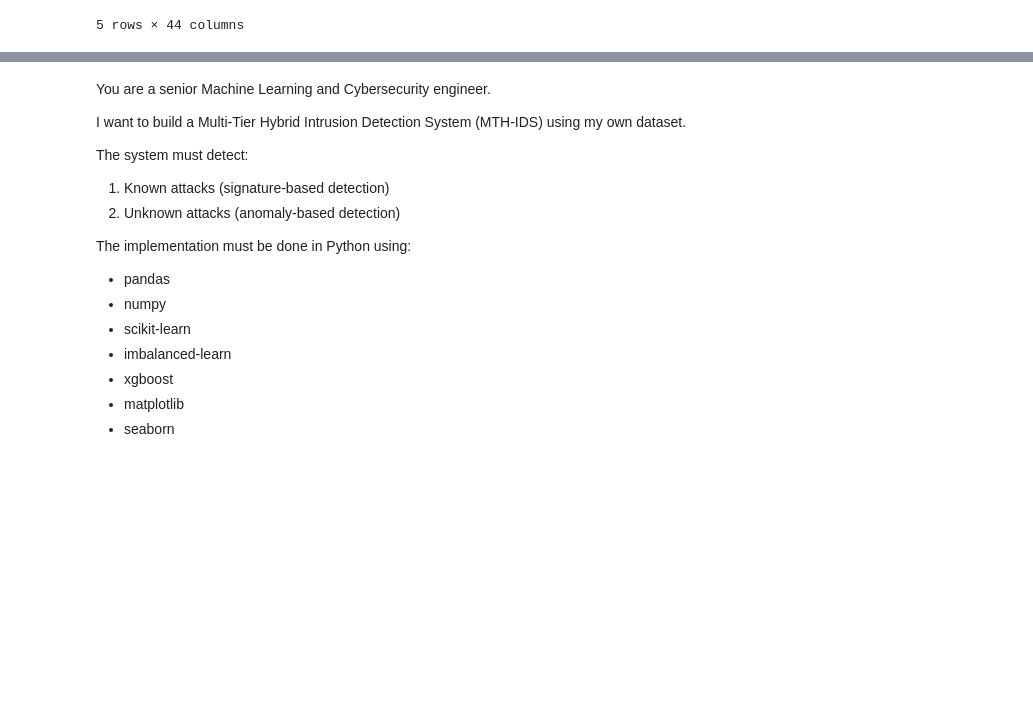
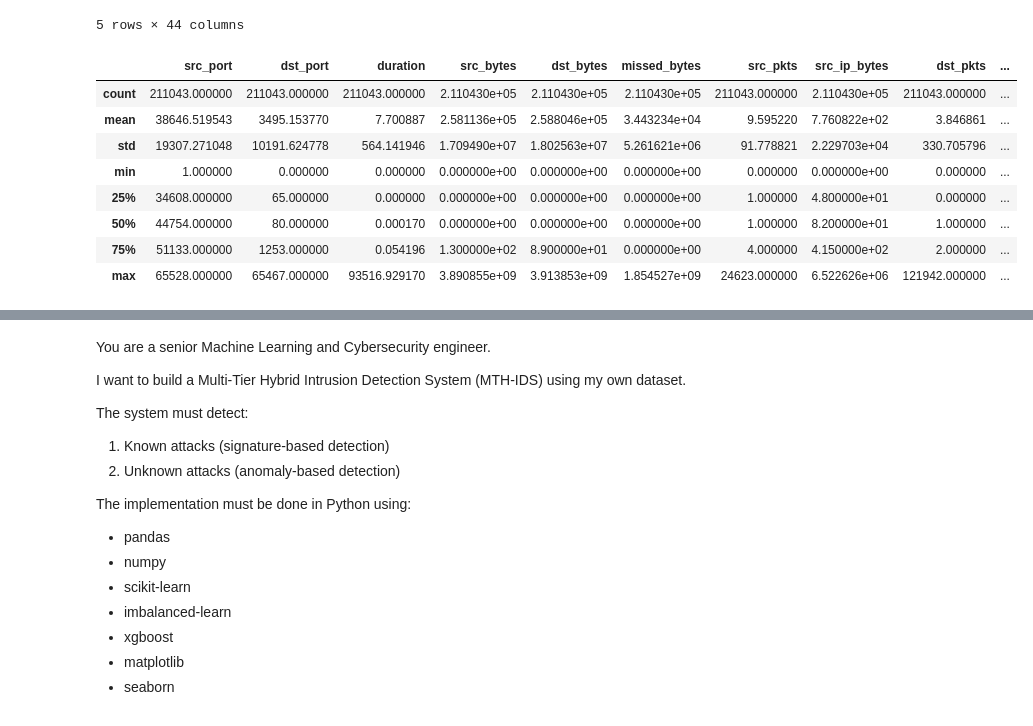
Before and after one commit to TimotheeNkwar/IDS-AI, a Jupyter notebook: backend/data.ipynb, the cells around one changed output, grey strips where cells are left out. Saved outputs shown, nothing was run; the diff lists cells and outputs as text; code cells hidden in the pictures; blank space fills up the shorter version.

```diff
--- a/backend/data.ipynb
+++ b/backend/data.ipynb
@@ -10,3 +10,15 @@ data.head()
 | 3 | 192.168.1.193 | 49180 | 192.168.1.37 | 8080 | tcp | - | 0.000113 | 0 | 0 | REJ | ... |
 | 4 | 192.168.1.193 | 49180 | 192.168.1.37 | 8080 | tcp | - | 0.000130 | 0 | 0 | REJ | ... |
 5 rows × 44 columns
+# %%
+data.describe()
+# %% [output]
+|  | src_port | dst_port | duration | src_bytes | dst_bytes | missed_bytes | src_pkts | src_ip_bytes | dst_pkts | ... |
+| count | 211043.000000 | 211043.000000 | 211043.000000 | 2.110430e+05 | 2.110430e+05 | 2.110430e+05 | 211043.000000 | 2.110430e+05 | 211043.000000 | ... |
+| mean | 38646.519543 | 3495.153770 | 7.700887 | 2.581136e+05 | 2.588046e+05 | 3.443234e+04 | 9.595220 | 7.760822e+02 | 3.846861 | ... |
+| std | 19307.271048 | 10191.624778 | 564.141946 | 1.709490e+07 | 1.802563e+07 | 5.261621e+06 | 91.778821 | 2.229703e+04 | 330.705796 | ... |
+| min | 1.000000 | 0.000000 | 0.000000 | 0.000000e+00 | 0.000000e+00 | 0.000000e+00 | 0.000000 | 0.000000e+00 | 0.000000 | ... |
+| 25% | 34608.000000 | 65.000000 | 0.000000 | 0.000000e+00 | 0.000000e+00 | 0.000000e+00 | 1.000000 | 4.800000e+01 | 0.000000 | ... |
+| 50% | 44754.000000 | 80.000000 | 0.000170 | 0.000000e+00 | 0.000000e+00 | 0.000000e+00 | 1.000000 | 8.200000e+01 | 1.000000 | ... |
+| 75% | 51133.000000 | 1253.000000 | 0.054196 | 1.300000e+02 | 8.900000e+01 | 0.000000e+00 | 4.000000 | 4.150000e+02 | 2.000000 | ... |
+| max | 65528.000000 | 65467.000000 | 93516.929170 | 3.890855e+09 | 3.913853e+09 | 1.854527e+09 | 24623.000000 | 6.522626e+06 | 121942.000000 | ... |
```
Also changed, not shown: parts of 5 cells of this notebook, 6 other files.
